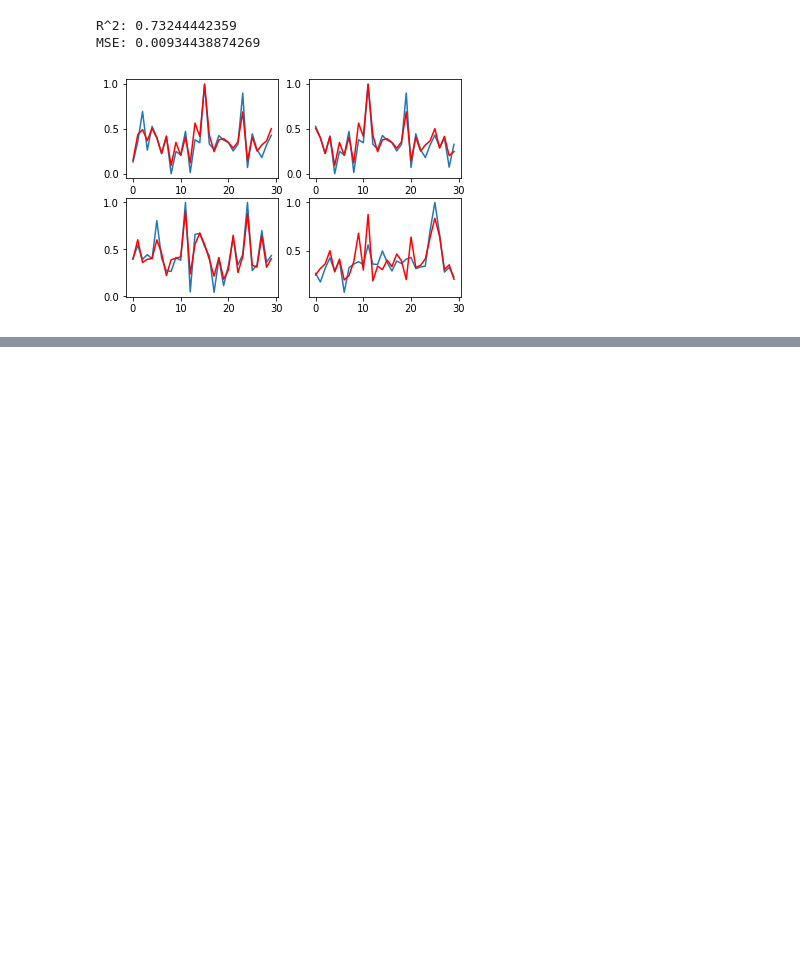
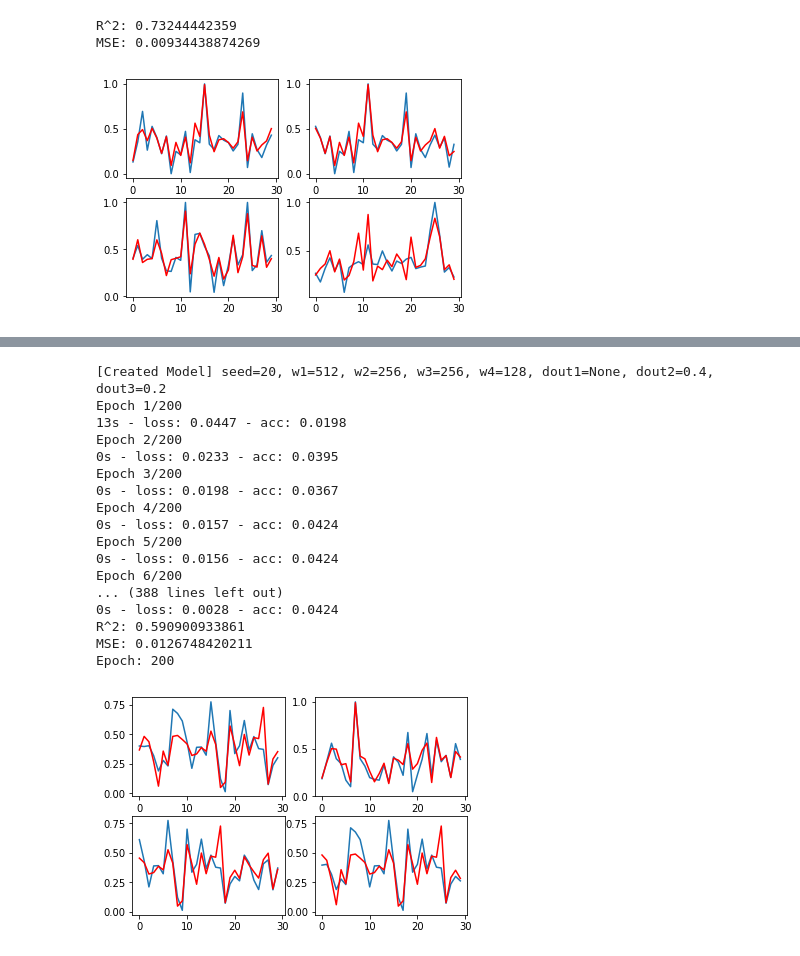
Before and after one commit to AndersonJo/feature-selection, a Jupyter notebook: 11 Boston House Price Prediction with Noise.ipynb, the cells around one changed output, grey strips where cells are left out. Drawn from its saved outputs; the diff is of its cells as text; code cells hidden in the pictures; blank space fills up the shorter version.

```diff
--- a/02 Boston House Price Prediction with Noise.ipynb
+++ b/11 Boston House Price Prediction with Noise.ipynb
@@ -22,9 +29,9 @@ data = np.random.rand(boston.data.shape[0], boston.data.shape[1] * 5)
 correct_indices = []
 random_indices = np.arange(65)
 for i in range(boston.data.shape[1]):
-    data[:, i*5+1] *= 2
-    data[:, i*5+2] **= 2
-    data[:, i*5+4] += 5
+    data[:, i*5+1] *= i
+    data[:, i*5+2] **= 2 + i
+    data[:, i*5+4] += i
     data[:, i*5] = boston.data[:, i]
     correct_indices.append(i*5)
 
@@ -220,0 +340,28 @@ MSE: 0.00934438874269
+# %%
+params = search_result.best_params_.copy()
+del params['epochs']
+dnn = create_model(**params)
+history = dnn.fit(dl_train_x, dl_train_y, verbose=2, epochs=search_result.best_params_['epochs'])
+pred_y = dnn.predict(dl_test_x).reshape(-1, 1)
+
+show_result(dl_test_y, pred_y)
+print('Epoch:', len(history.epoch))
+# %% [output]
+[Created Model] seed=20, w1=512, w2=256, w3=256, w4=128, dout1=None, dout2=0.4, dout3=0.2
+Epoch 1/200
+13s - loss: 0.0447 - acc: 0.0198
+Epoch 2/200
+0s - loss: 0.0233 - acc: 0.0395
+Epoch 3/200
+0s - loss: 0.0198 - acc: 0.0367
+Epoch 4/200
+0s - loss: 0.0157 - acc: 0.0424
+Epoch 5/200
+0s - loss: 0.0156 - acc: 0.0424
+Epoch 6/200
+... (388 lines left out)
+0s - loss: 0.0028 - acc: 0.0424
+R^2: 0.590900933861
+MSE: 0.0126748420211
+Epoch: 200
+[figure, added]
```
Also changed, not shown: parts of 5 cells of this notebook, 2 other files.
